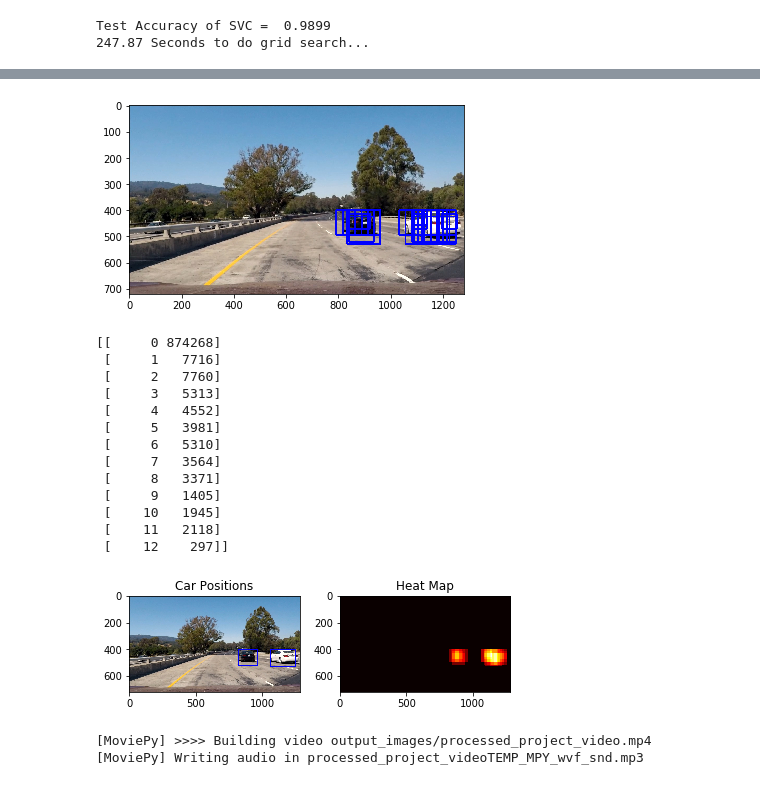
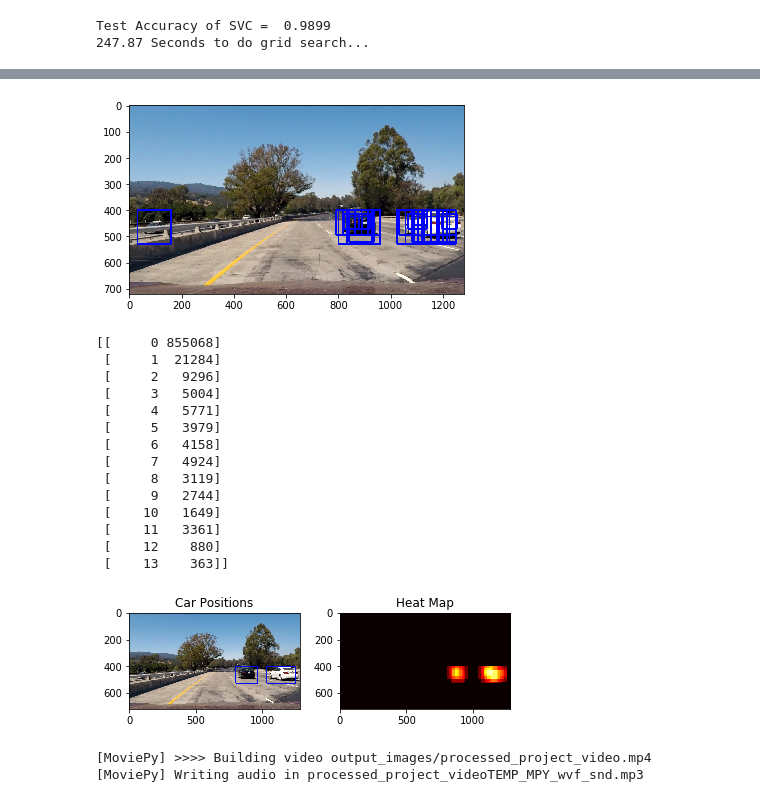
Before and after one commit to mandermo/CarND-Vehicle-Detection, a Jupyter notebook: Vehicle-Detection.ipynb, the cells around one changed output, grey strips where cells are left out. Saved outputs shown, nothing was run; the diff lists cells and outputs as text; code cells hidden in the pictures.

Commit message:
Decreased the threshold for prediction

```diff
--- a/Vehicle-Detection.ipynb
+++ b/Vehicle-Detection.ipynb
@@ -379,7 +379,7 @@ def find_cars(img, ystart, ystop, scale, svc, X_scaler, color_space, orient, pix
             #test_prediction = svc.predict_proba(test_features)
             #print('test_prediction: ', test_prediction)
             test_prediction = svc.decision_function(test_features)
-            if test_prediction > 0.7:
+            if test_prediction > 0.5:
             #    print('test_prediction: ', test_prediction)
             #if test_prediction[0][1] > .999:
             #test_prediction = svc.predict(test_features)
@@ -428,4 +426,4 @@ imwritergb('output_images/hogsearch.jpg', out_img)
-[figure, old version]
+[figure, new version]
 # %%
 from scipy.ndimage.measurements import label
 
@@ -489,20 +487,21 @@ plt.imshow(heatmap, cmap='hot')
 plt.title('Heat Map')
 fig.tight_layout()
 # %% [output]
-[[     0 874268]
- [     1   7716]
- [     2   7760]
- [     3   5313]
- [     4   4552]
- [     5   3981]
- [     6   5310]
- [     7   3564]
- [     8   3371]
- [     9   1405]
- [    10   1945]
- [    11   2118]
- [    12    297]]
+[[     0 855068]
+ [     1  21284]
+ [     2   9296]
+ [     3   5004]
+ [     4   5771]
+ [     5   3979]
+ [     6   4158]
+ [     7   4924]
+ [     8   3119]
+ [     9   2744]
+ [    10   1649]
+ [    11   3361]
+ [    12    880]
+ [    13    363]]
-[figure, old version]
+[figure, new version]
 # %%
 from collections import deque
 from moviepy.editor import VideoFileClip
```
Also changed, not shown: parts of 1 cell of this notebook.
